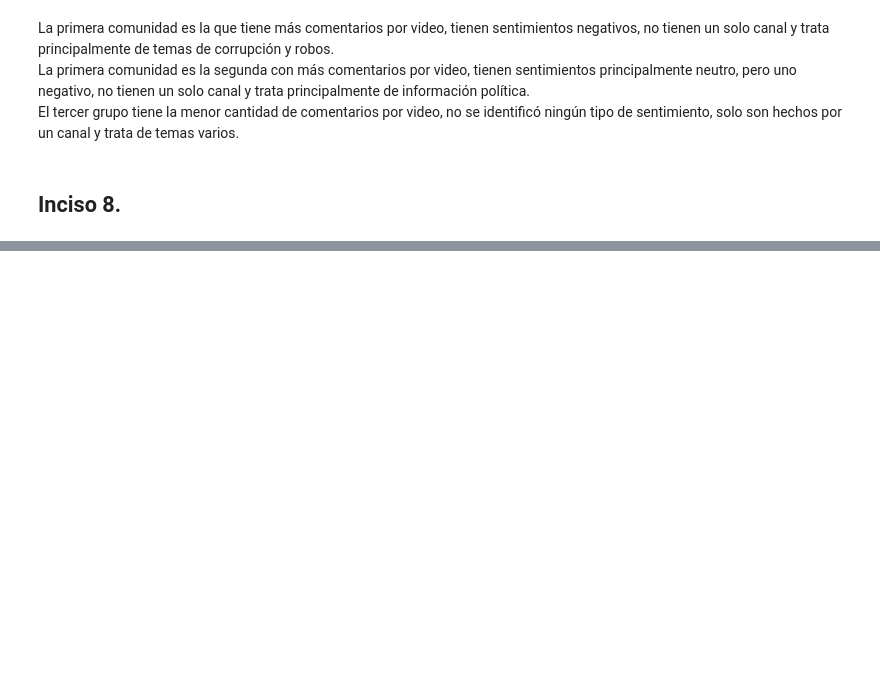
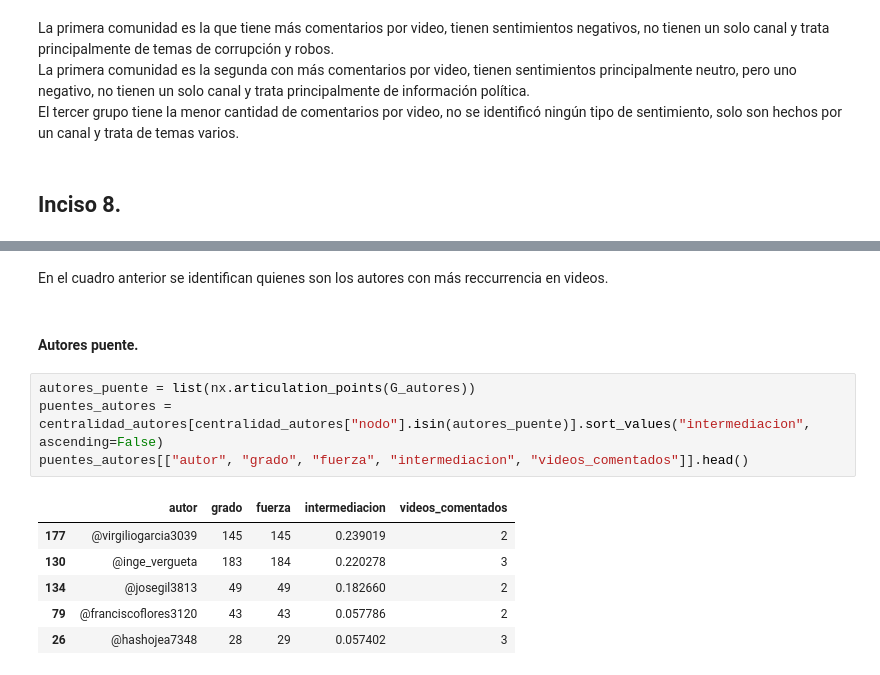
Before and after one commit to the-m7/LABORATORIO_6_DS, a Jupyter notebook: inciso_5_al_8.ipynb, the cells around one changed output, grey strips where cells are left out. Cells and saved outputs as stored; diff of their text form; blank space fills up the shorter version.

```diff
--- a/inciso_5_al_8.ipynb
+++ b/inciso_5_al_8.ipynb
@@ -609,0 +692,15 @@ El tercer grupo tiene la menor cantidad de comentarios por video, no se identifi
+# %% [markdown]
+En el cuadro anterior se identifican quienes son los autores con más reccurrencia en videos.
+# %% [markdown]
+#### Autores puente.
+# %%
+autores_puente = list(nx.articulation_points(G_autores))
+puentes_autores = centralidad_autores[centralidad_autores["nodo"].isin(autores_puente)].sort_values("intermediacion", ascending=False)
+puentes_autores[["autor", "grado", "fuerza", "intermediacion", "videos_comentados"]].head()
+# %% [output]
+|  | autor | grado | fuerza | intermediacion | videos_comentados |
+| 177 | @virgiliogarcia3039 | 145 | 145 | 0.239019 | 2 |
+| 130 | @inge_vergueta | 183 | 184 | 0.220278 | 3 |
+| 134 | @josegil3813 | 49 | 49 | 0.182660 | 2 |
+| 79 | @franciscoflores3120 | 43 | 43 | 0.057786 | 2 |
+| 26 | @hashojea7348 | 28 | 29 | 0.057402 | 3 |
```
Also changed, not shown: parts of 21 cells of this notebook.
